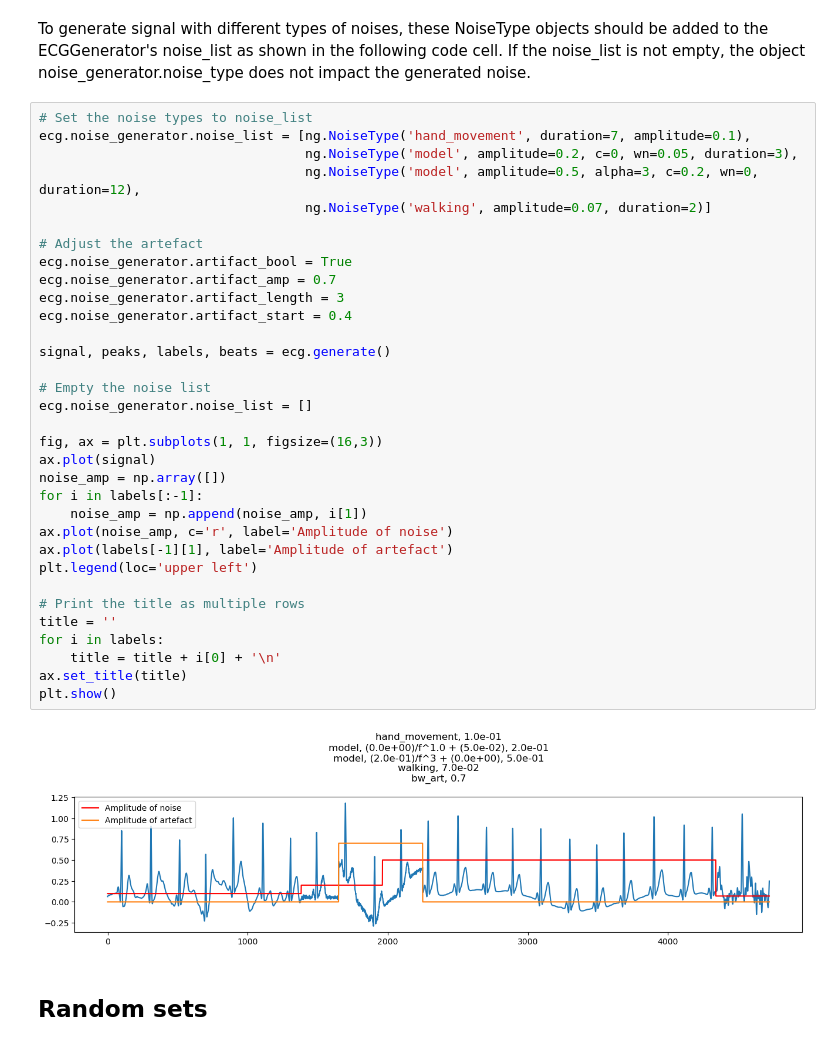
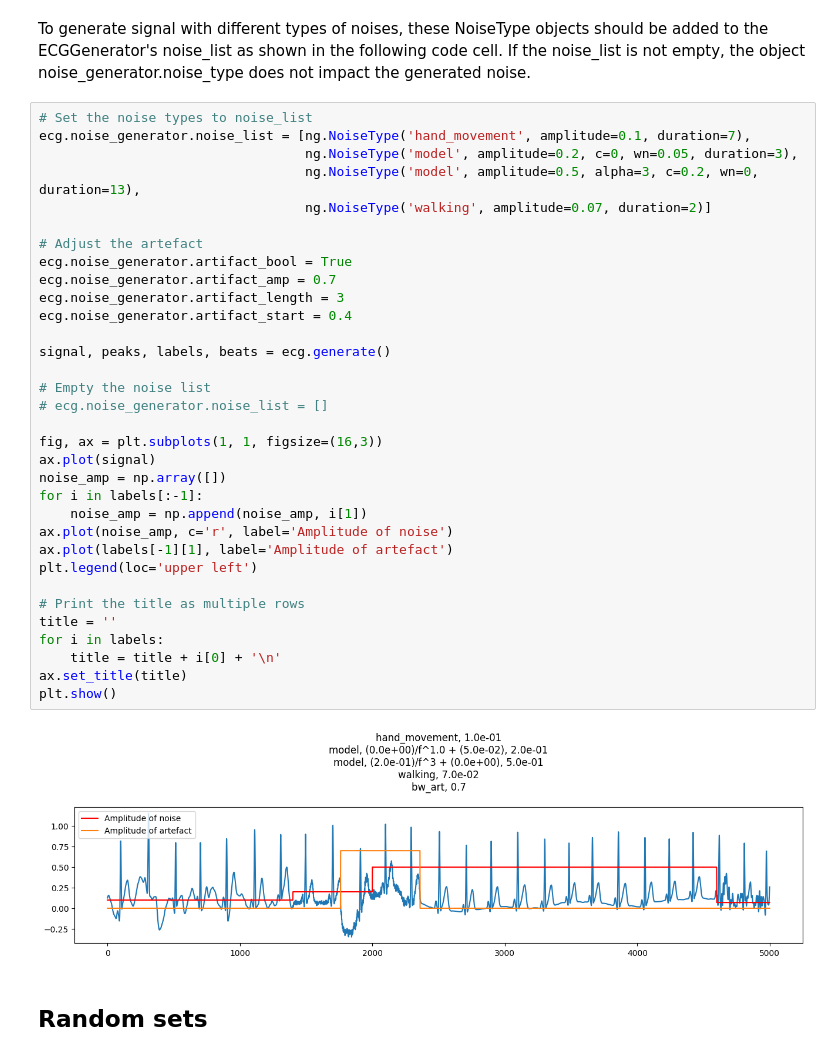
Before and after one commit to kkarhin/framework_for_synthetic_biosignals, a Jupyter notebook: tutorial.ipynb, the cells around one changed output. Drawn from its saved outputs; the diff is of its cells as text.

```diff
--- a/tutorial.ipynb
+++ b/tutorial.ipynb
@@ -292,39 +291,39 @@ plt.show()
 To generate signal with different types of noises, these NoiseType objects should be added to the ECGGenerator's noise_list as shown in the following code cell. If the noise_list is not empty, the object noise_generator.noise_type does not impact the generated noise.
 # %%
 # Set the noise types to noise_list
-ecg.noise_generator.noise_list = [ng.NoiseType('hand_movement', duration=7, amplitude=0.1),
+ecg.noise_generator.noise_list = [ng.NoiseType('hand_movement', amplitude=0.1, duration=7),
                                   ng.NoiseType('model', amplitude=0.2, c=0, wn=0.05, duration=3),
-                                  ng.NoiseType('model', amplitude=0.5, alpha=3, c=0.2, wn=0, duration=12),
+                                  ng.NoiseType('model', amplitude=0.5, alpha=3, c=0.2, wn=0, duration=13),
                                   ng.NoiseType('walking', amplitude=0.07, duration=2)]
 
 # Adjust the artefact
 ecg.noise_generator.artifact_bool = True
 ecg.noise_generator.artifact_amp = 0.7
 ecg.noise_generator.artifact_length = 3
 ecg.noise_generator.artifact_start = 0.4
 
 signal, peaks, labels, beats = ecg.generate()
 
 # Empty the noise list
-ecg.noise_generator.noise_list = []
+# ecg.noise_generator.noise_list = []
 
 fig, ax = plt.subplots(1, 1, figsize=(16,3))
 ax.plot(signal)
 noise_amp = np.array([])
 for i in labels[:-1]:
     noise_amp = np.append(noise_amp, i[1])
 ax.plot(noise_amp, c='r', label='Amplitude of noise')
 ax.plot(labels[-1][1], label='Amplitude of artefact')
 plt.legend(loc='upper left')
 
 # Print the title as multiple rows
 title = ''
 for i in labels:
     title = title + i[0] + '\n'
 ax.set_title(title)
 plt.show()
 # %% [output]
-[figure, old version]
+[figure, new version]
 # %% [markdown]
 ## Random sets
 # %% [markdown]
```
Also changed, not shown: parts of 11 cells of this notebook, 5 other files.
